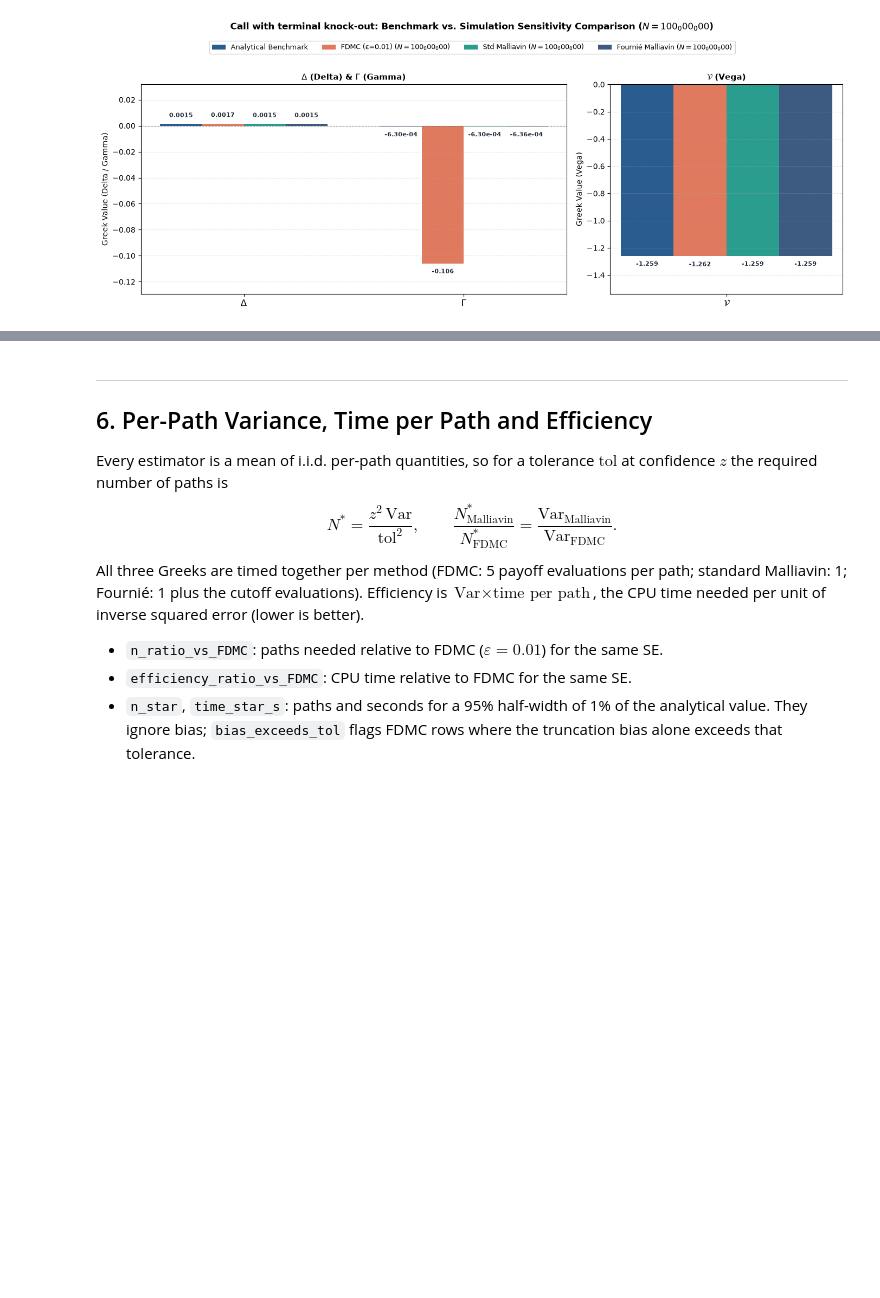
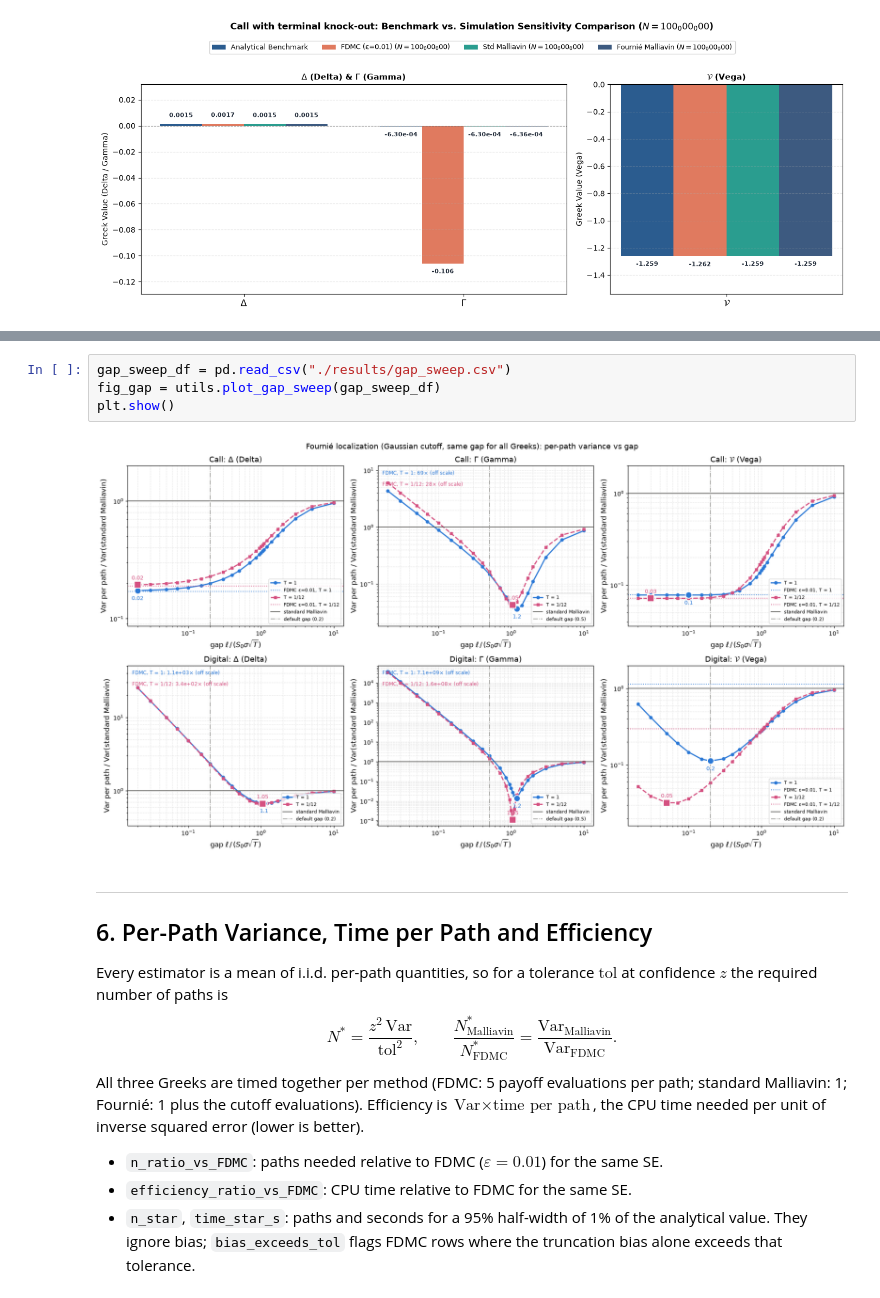
Before and after one commit to NicolasBermell/Greeks, a Jupyter notebook: analysis_malliavin_vs_FDMC.ipynb, the cells around one changed output, grey strips where cells are left out. Drawn from its saved outputs; the diff is of its cells as text; blank space fills up the shorter version.

```diff
--- a/analysis_malliavin_vs_FDMC.ipynb
+++ b/analysis_malliavin_vs_FDMC.ipynb
@@ -234,3 +263,9 @@ plt.show()
+# %%
+gap_sweep_df = pd.read_csv("./results/gap_sweep.csv")
+fig_gap = utils.plot_gap_sweep(gap_sweep_df)
+plt.show()
+# %% [output]
+[figure, added]
 # %% [markdown]
 ---
 ## 6. Per-Path Variance, Time per Path and Efficiency
```
Also changed, not shown: parts of 10 cells of this notebook, 22 other files.
